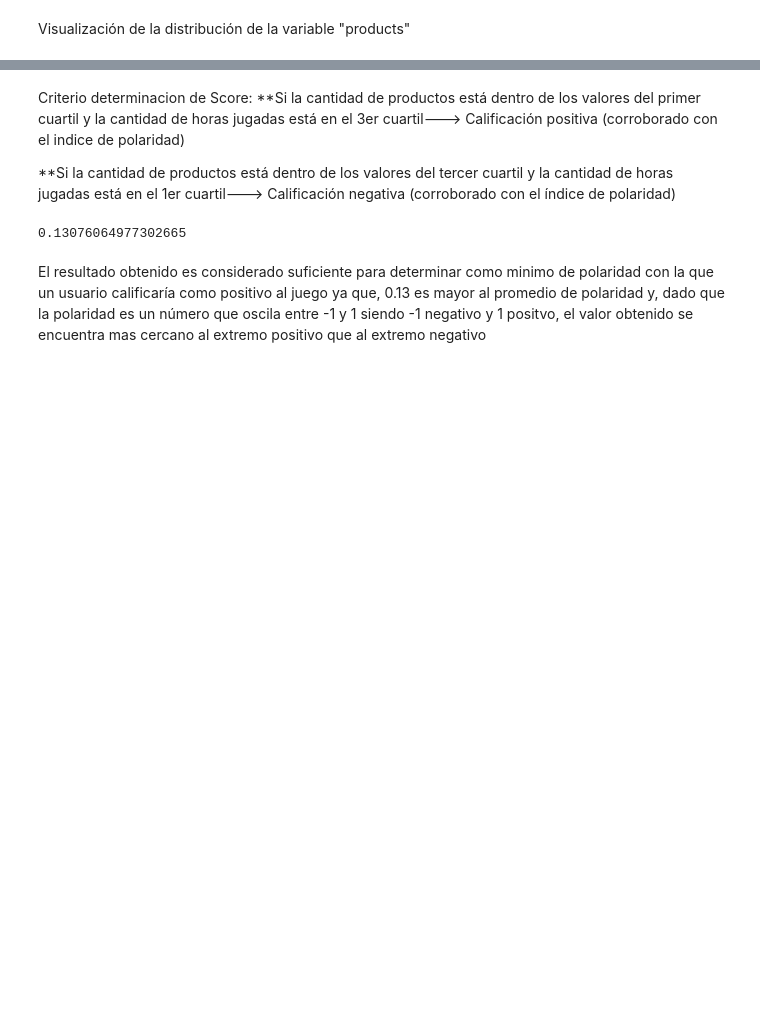
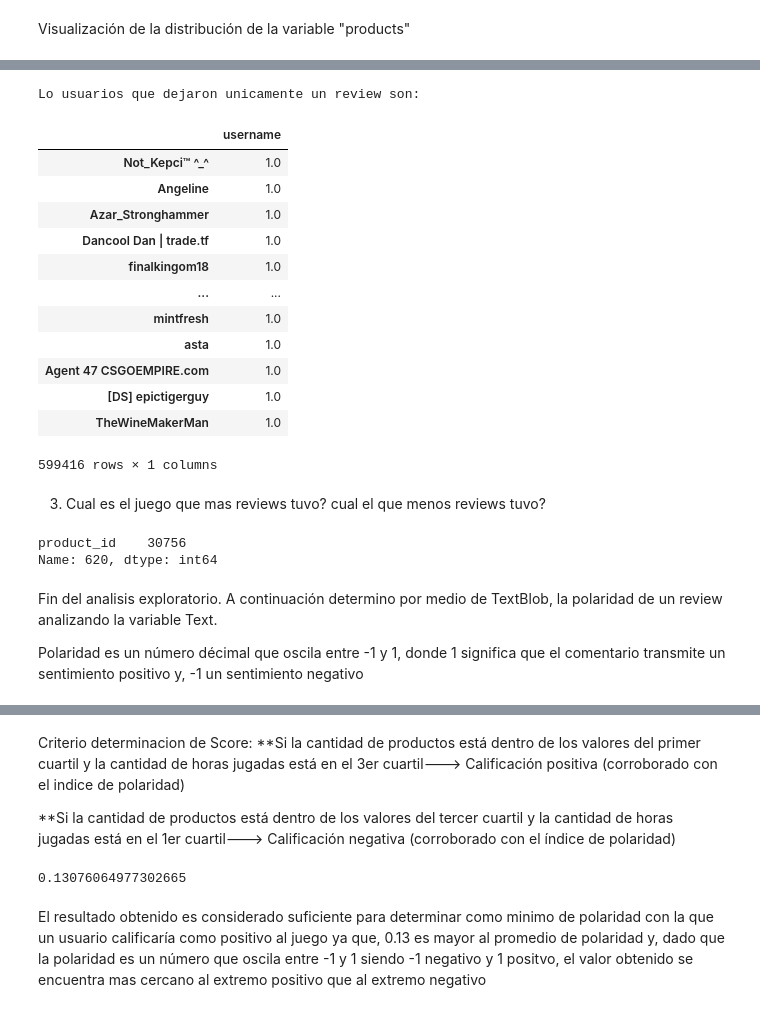
Before and after one commit to GabrielNayi/Acamica_Sprint_3, a Jupyter notebook: sistema_recom.ipynb, the cells around one changed output, grey strips where cells are left out. Saved outputs shown, nothing was run; the diff lists cells and outputs as text; code cells hidden in the pictures; blank space fills up the shorter version.

```diff
--- a/sistema_recom.ipynb
+++ b/sistema_recom.ipynb
@@ -279,3 +303,34 @@ Polarity is float which lies in the range of [-1,1] where 1 means positive state
+# %%
+print(f'Lo usuarios que dejaron unicamente un review son:')
+min_rev=pd.DataFrame(data_reviews3.username.value_counts())==1
+df_min=pd.DataFrame(data_reviews3.username.value_counts())[min_rev]
+df_min.dropna()
+# %% [output]
+Lo usuarios que dejaron unicamente un review son:
+|  | username |
+| Not_Kepci™ ^_^ | 1.0 |
+| Angeline | 1.0 |
+| Azar_Stronghammer | 1.0 |
+| Dancool Dan | trade.tf | 1.0 |
+| finalkingom18 | 1.0 |
+| ... | ... |
+| mintfresh | 1.0 |
+| asta | 1.0 |
+| Agent 47 CSGOEMPIRE.com | 1.0 |
+| [DS] epictigerguy | 1.0 |
+| TheWineMakerMan | 1.0 |
+599416 rows × 1 columns
+# %% [markdown]
+3. Cual es el juego que mas reviews tuvo? cual el que menos reviews tuvo?
+# %%
+pd.DataFrame(data_reviews3.product_id.value_counts()).iloc[0]
+# %% [output]
+product_id    30756
+Name: 620, dtype: int64
+# %% [markdown]
+Fin del analisis exploratorio. A continuación determino por medio de TextBlob, la polaridad de un review analizando la variable Text.
+
+Polaridad es un número décimal que oscila entre -1 y 1, donde 1 significa que el comentario transmite un sentimiento positivo y, -1 un sentimiento negativo
 # %%
 polarity_list=[]
 for i in range(len(data_reviews3.text)):
```
Also changed, not shown: parts of 34 cells of this notebook.
